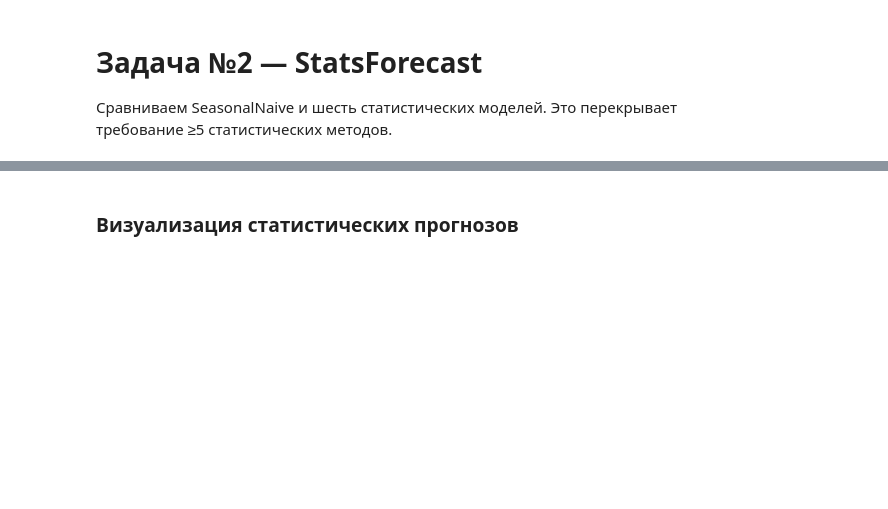
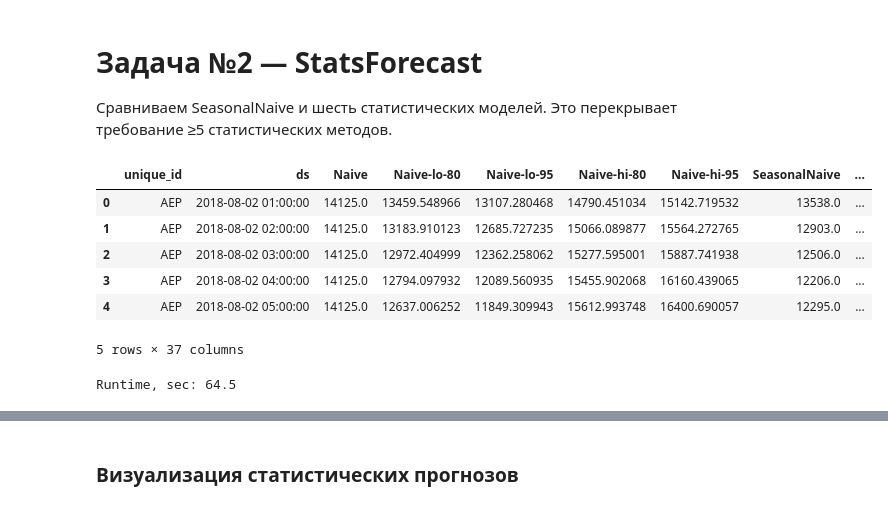
Before and after one commit to SirojiddinGulomov/TS-project, a Jupyter notebook: notebooks/final_timeseries_project.ipynb, the cells around one changed output, grey strips where cells are left out. Cells and saved outputs as stored; diff of their text form; code cells hidden in the pictures; blank space fills up the shorter version.

```diff
--- a/notebooks/final_timeseries_project.ipynb
+++ b/notebooks/final_timeseries_project.ipynb
@@ -162,34 +191,88 @@ display(eda_summary)
 
 Сравниваем SeasonalNaive и шесть статистических моделей. Это перекрывает требование ≥5 статистических методов.
 # %%
-
 from statsforecast import StatsForecast
 from statsforecast.models import (
-    SeasonalNaive, ARIMA, AutoARIMA, AutoETS, AutoTheta,
-    HoltWinters, MSTL
+    Naive,
+    SeasonalNaive,
+    HistoricAverage,
+    ARIMA,
+    AutoETS,
+    AutoTheta,
+    HoltWinters,
 )
 
+# Делим данные на train и test
 train = df.iloc[:-H].copy()
 test = df.iloc[-H:].copy()
 
+# Быстрый набор статистических моделей
 models = [
+    # Baseline
+    Naive(),
+
+    # Сезонный baseline
     SeasonalNaive(season_length=24),
-    ARIMA(order=(2,1,2), season_length=24),
-    AutoARIMA(season_length=24),
-    AutoETS(season_length=24),
-    AutoTheta(season_length=24),
-    HoltWinters(season_length=24),
-    MSTL(season_length=[24,168], trend_forecaster=AutoARIMA(season_length=24)),
+
+    # Среднее исторических значений
+    HistoricAverage(),
+
+    # ARIMA с вручную заданными параметрами
+    ARIMA(
+        order=(2, 1, 2)
+    ),
+
+    # Автоматический ETS
+    AutoETS(
+        season_length=24
+    ),
+
+    # Theta
+    AutoTheta(
+        season_length=24
+    ),
+
+    # Holt-Winters
+    HoltWinters(
+        season_length=24
+    ),
 ]
 
-sf = StatsForecast(models=models, freq="h", n_jobs=1)
+# Создаем объект StatsForecast
+sf = StatsForecast(
+    models=models,
+    freq="h",
+    n_jobs=-1
+)
 
+# Засекаем время
 t0 = time.perf_counter()
-stat_fcst = sf.forecast(df=train, h=H, level=[80,95])
-stat_runtime = time.perf_counter()-t0
 
+# Прогноз
+stat_fcst = sf.forecast(
+    df=train,
+    h=H,
+    level=[80, 95]
+)
+
+stat_runtime = time.perf_counter() - t0
+
+# Результат
 display(stat_fcst.head())
-print("Runtime, sec:", round(stat_runtime,2))
+
+print(
+    "Runtime, sec:",
+    round(stat_runtime, 2)
+)
+# %% [output]
+|  | unique_id | ds | Naive | Naive-lo-80 | Naive-lo-95 | Naive-hi-80 | Naive-hi-95 | SeasonalNaive | ... |
+| 0 | AEP | 2018-08-02 01:00:00 | 14125.0 | 13459.548966 | 13107.280468 | 14790.451034 | 15142.719532 | 13538.0 | ... |
+| 1 | AEP | 2018-08-02 02:00:00 | 14125.0 | 13183.910123 | 12685.727235 | 15066.089877 | 15564.272765 | 12903.0 | ... |
+| 2 | AEP | 2018-08-02 03:00:00 | 14125.0 | 12972.404999 | 12362.258062 | 15277.595001 | 15887.741938 | 12506.0 | ... |
+| 3 | AEP | 2018-08-02 04:00:00 | 14125.0 | 12794.097932 | 12089.560935 | 15455.902068 | 16160.439065 | 12206.0 | ... |
+| 4 | AEP | 2018-08-02 05:00:00 | 14125.0 | 12637.006252 | 11849.309943 | 15612.993748 | 16400.690057 | 12295.0 | ... |
+5 rows × 37 columns
+Runtime, sec: 64.5
 # %%
 
 # Определяем колонки точечных прогнозов
```
Also changed, not shown: parts of 15 cells of this notebook.
